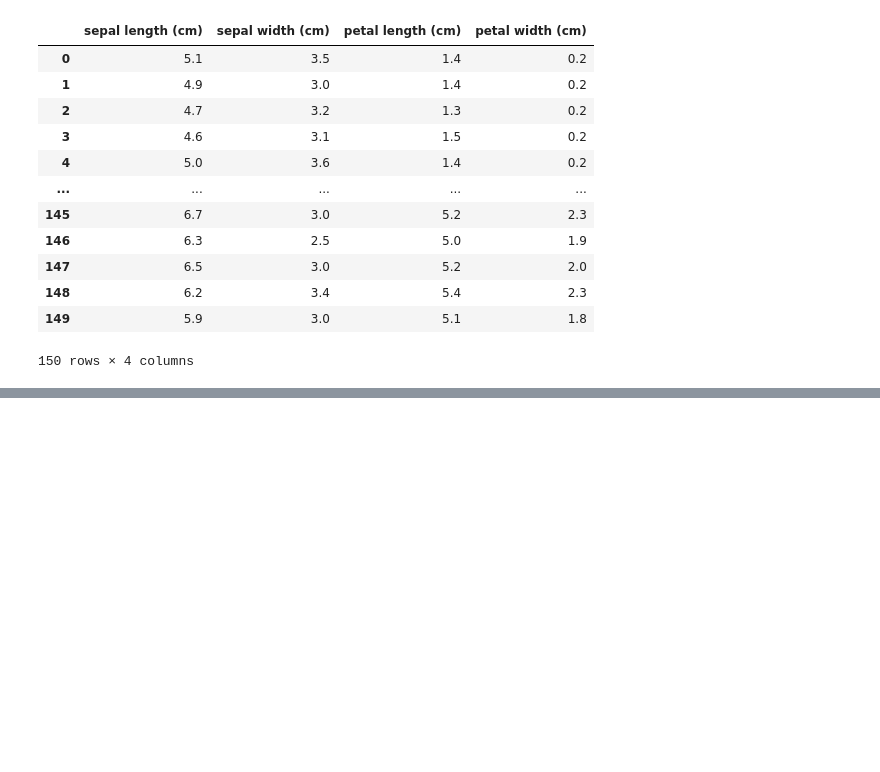
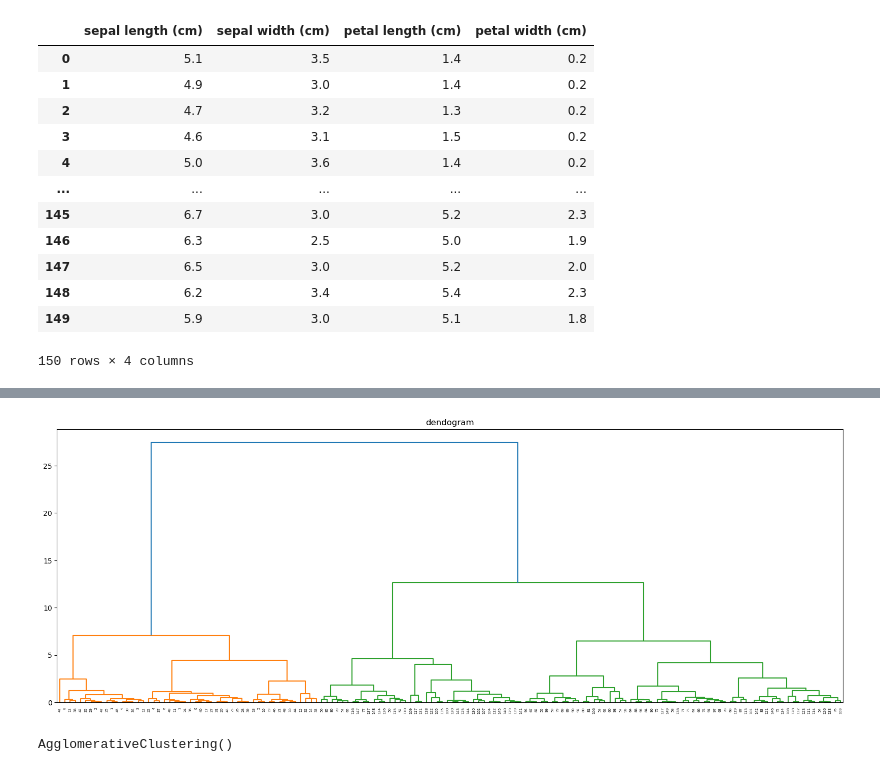
Before and after one commit to ajai-motta/PCA, a Jupyter notebook: algomerative.ipynb, the cells around one changed output, grey strips where cells are left out. Cells and saved outputs as stored; diff of their text form; code cells hidden in the pictures; blank space fills up the shorter version.

```diff
--- a/algomerative.ipynb
+++ b/algomerative.ipynb
@@ -63,0 +103,7 @@ iris_df
+# %%
+plt.figure(figsize=(20,7))
+plt.title("dendogram")
+sc.dendrogram(sc.linkage(reduced_iris,method='ward'))
+plt.show()
+# %% [output]
+[figure, added]
@@ -63,0 +113,4 @@ iris_df
+# %%
+clustering.fit(reduced_iris)
+# %% [output]
+AgglomerativeClustering()
```
Also changed, not shown: parts of 9 cells of this notebook, 1 other file.
